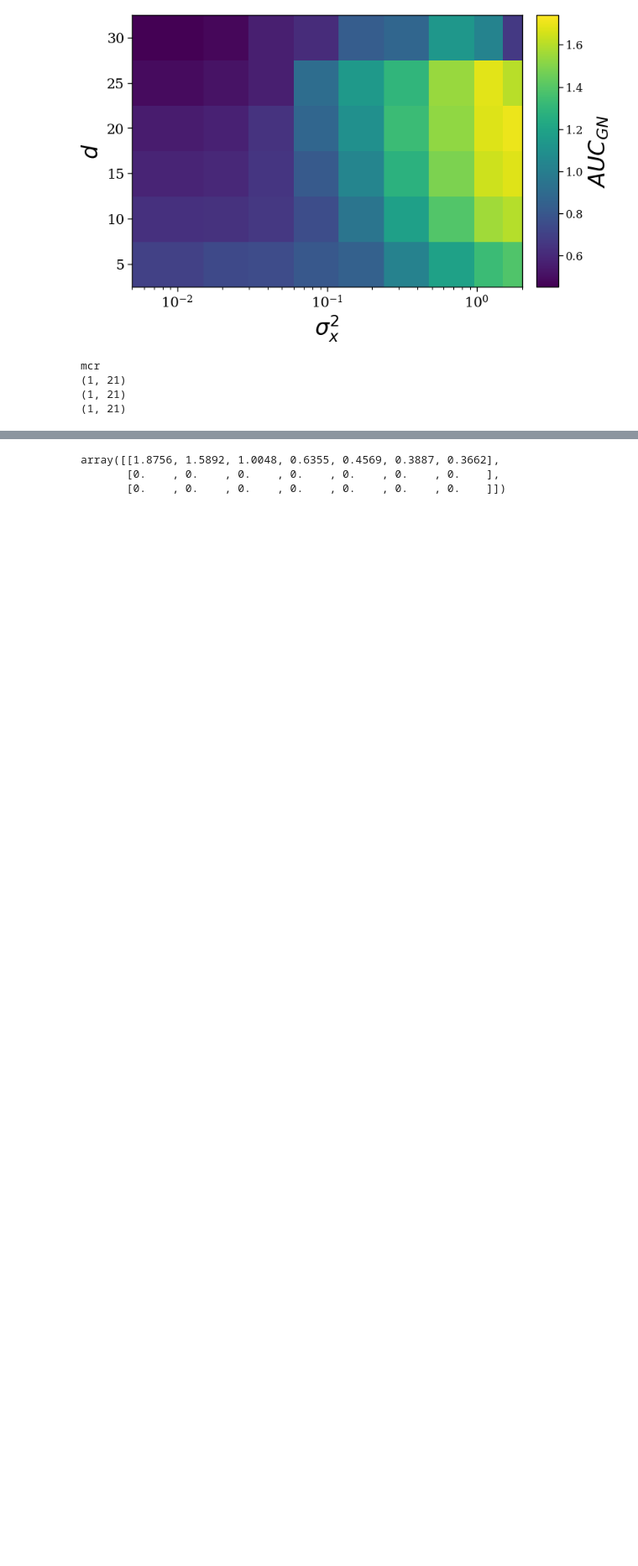
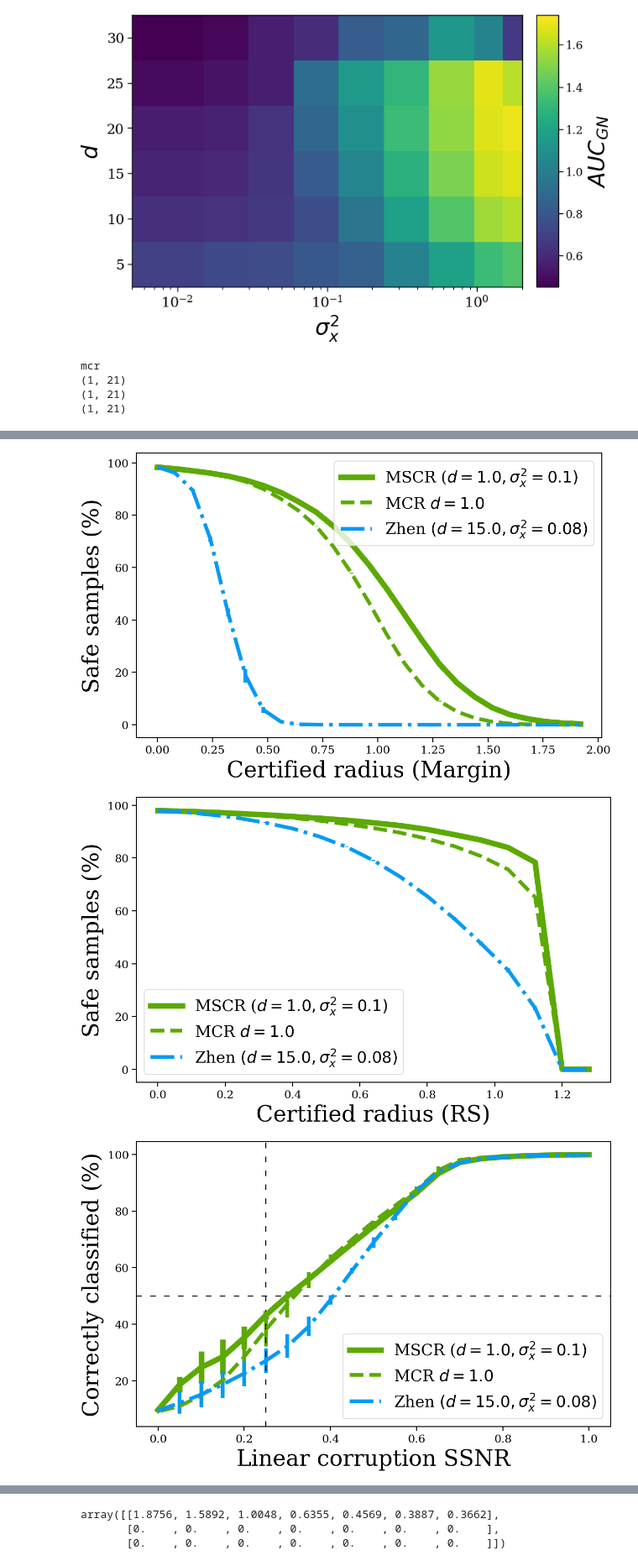
Before and after one commit to ThomRC/sra, a Jupyter notebook: sra_plots.ipynb, the cells around one changed output, grey strips where cells are left out. Shown at 84% size. Saved outputs shown, nothing was run; the diff lists cells and outputs as text; code cells hidden in the pictures; blank space fills up the shorter version.

```diff
--- a/sra_plots.ipynb
+++ b/sra_plots.ipynb
@@ -705,0 +865,71 @@ plt.show()
+# %%
+"""# PLOTS PERFORMANCE COMPARISON
+
+## 98.5 +- 0.3 ACCURACY
+"""
+
+fig = plt.figure(dpi=150)
+ax = fig.add_subplot(111)
+ax.set_xlabel('Certified radius (Margin)', fontsize=24)
+ax.set_ylabel('Safe samples (%)', fontsize=24)
+ax.tick_params(axis='x', labelsize=12)
+ax.tick_params(axis='y', labelsize=12)
+x_range = 25
+x_axis = np.arange(500) * 0.08
+line1 = ax.errorbar(x_axis[:x_range], 100*np.mean(results['mscr_1.0_0.1']['lip'][:,:x_range],axis = 0),100*np.std(results['mscr_1.0_0.1']['lip'][:,:x_range],axis = 0),  color = 'xkcd:leaf green', linestyle = "-", linewidth = 6)
+line2 = ax.errorbar(x_axis[:x_range], 100*np.mean(results['mcr_1.0_0.0']['lip'][:,:x_range],axis = 0),100*np.std(results['mcr_1.0_0.0']['lip'][:,:x_range],axis = 0),  color = 'xkcd:leaf green', linestyle = "--", linewidth = 4)
+line3 = ax.errorbar(x_axis[:x_range], 100*np.mean(results['zhen_5.0_0.16']['lip'][:,:x_range],axis = 0),100*np.std(results['zhen_5.0_0.16']['lip'][:,:x_range],axis = 0),  color = 'xkcd:azure', linestyle = "-.", linewidth = 4)
+legend = ax.legend((line1[0], line2[0], line3[0]), ("MSCR ($d=1.0,\sigma_x^2=0.1)$","MCR $d=1.0$", "Zhen $(d=15.0,\sigma_x^2=0.08)$"),fontsize=17, facecolor='white', framealpha=0.8, loc=0)
+plt.savefig(PARENT_DIR + '/Paper_plots/_best_0985_lip_cr.png', bbox_inches='tight', dpi = 600)
+plt.show()
+
+fig = plt.figure(dpi=150)
+ax = fig.add_subplot(111)
+ax.set_xlabel('Certified radius (RS)', fontsize=24)
+ax.set_ylabel('Safe samples (%)', fontsize=24)
+ax.tick_params(axis='x', labelsize=12)
+ax.tick_params(axis='y', labelsize=12)
+x_range = 17
+x_axis = np.arange(500) * 0.08
+line1 = ax.errorbar(x_axis[:x_range], 100*np.mean(results['mscr_1.0_0.1']['rs'][:,:x_range],axis = 0),100*np.std(results['mscr_1.0_0.1']['rs'][:,:x_range],axis = 0),  color = 'xkcd:leaf green', linestyle = "-", linewidth = 6)
+line2 = ax.errorbar(x_axis[:x_range], 100*np.mean(results['mcr_1.0_0.0']['rs'][:,:x_range],axis = 0),100*np.std(results['mcr_1.0_0.0']['rs'][:,:x_range],axis = 0),  color = 'xkcd:leaf green', linestyle = "--", linewidth = 4)
+line3 = ax.errorbar(x_axis[:x_range], 100*np.mean(results['zhen_5.0_0.16']['rs'][:,:x_range],axis = 0),100*np.std(results['zhen_5.0_0.16']['rs'][:,:x_range],axis = 0),  color = 'xkcd:azure', linestyle = "-.", linewidth = 4)
+legend = ax.legend((line1[0], line2[0], line3[0]), ("MSCR ($d=1.0,\sigma_x^2=0.1)$","MCR $d=1.0$", "Zhen $(d=15.0,\sigma_x^2=0.08)$"),fontsize=17, facecolor='white', framealpha=0.8, loc=0)
+plt.savefig(PARENT_DIR + '/Paper_plots/_best_0985_rs_cr.png', bbox_inches='tight', dpi = 600)
+plt.show()
+
+fig = plt.figure(dpi=150)
+ax = fig.add_subplot(111)
+ax.set_xlabel('Linear corruption SSNR', fontsize=24)
+ax.set_ylabel('Correctly classified (%)', fontsize=24)
+ax.axhline(y=50, color='black', linestyle='--', linewidth = 1.00, dashes=(6, 9))
+ax.axvline(x=0.25, color='black', linestyle='--', linewidth = 1.00, dashes=(6, 9))
+ax.tick_params(axis='x', labelsize=12)
+ax.tick_params(axis='y', labelsize=12)
+x_range = 21
+x_axis = 1 - np.arange(21) * 0.05
+line1 = ax.errorbar(x_axis[:x_range], 100*np.mean(results['mscr_1.0_0.1']['ssnr'][:,:x_range],axis = 0),100*np.std(results['mscr_1.0_0.1']['ssnr'][:,:x_range],axis = 0),  color = 'xkcd:leaf green', linestyle = "-", linewidth = 6)
+line2 = ax.errorbar(x_axis[:x_range], 100*np.mean(results['mcr_1.0_0.0']['ssnr'][:,:x_range],axis = 0),100*np.std(results['mcr_1.0_0.0']['ssnr'][:,:x_range],axis = 0),  color = 'xkcd:leaf green', linestyle = "--", linewidth = 4)
+line3 = ax.errorbar(x_axis[:x_range], 100*np.mean(results['zhen_5.0_0.16']['ssnr'][:,:x_range],axis = 0),100*np.std(results['zhen_5.0_0.16']['ssnr'][:,:x_range],axis = 0),  color = 'xkcd:azure', linestyle = "-.", linewidth = 4)
+legend = ax.legend((line1[0], line2[0], line3[0]), ("MSCR ($d=1.0,\sigma_x^2=0.1)$","MCR $d=1.0$", "Zhen $(d=15.0,\sigma_x^2=0.08)$"),fontsize=17, facecolor='white', framealpha=0.8, loc=0)
+plt.savefig(PARENT_DIR + '/Paper_plots/_best_0985_ssnr.png', bbox_inches='tight', dpi = 600)
+plt.show()
+
+fig = plt.figure(dpi=150)
+ax = fig.add_subplot(111)
+ax.set_xlabel('Input noise std ($\sigma_x$)', fontsize=24)
+ax.set_ylabel('Correctly classified (%)', fontsize=24)
+ax.tick_params(axis='x', labelsize=12)
+ax.tick_params(axis='y', labelsize=12)
+x_range = 25
+x_axis = np.arange(500) * 0.08
+line1 = ax.errorbar(x_axis[:x_range], 100*np.mean(results['mscr_1.0_0.1']['gn'][:,:x_range],axis = 0),100*np.std(results['mscr_1.0_0.1']['gn'][:,:x_range],axis = 0),  color = 'xkcd:leaf green', linestyle = "-", linewidth = 6)
+line2 = ax.errorbar(x_axis[:x_range], 100*np.mean(results['mcr_1.0_0.0']['gn'][:,:x_range],axis = 0),100*np.std(results['mcr_1.0_0.0']['gn'][:,:x_range],axis = 0),  color = 'xkcd:leaf green', linestyle = "--", linewidth = 4)
+line3 = ax.errorbar(x_axis[:x_range], 100*np.mean(results['zhen_5.0_0.16']['gn'][:,:x_range],axis = 0),100*np.std(results['zhen_5.0_0.16']['gn'][:,:x_range],axis = 0),  color = 'xkcd:azure', linestyle = "-.", linewidth = 4)
+legend = ax.legend((line1[0], line2[0], line3[0]), ("MSCR ($d=1.0,\sigma_x^2=0.1)$","MCR $d=1.0$", "Zhen $(d=15.0,\sigma_x^2=0.08)$"),fontsize=17, facecolor='white', framealpha=0.8, loc=0)
+plt.savefig(PARENT_DIR + '/Paper_plots/_best_0985_noise_acc.png', bbox_inches='tight', dpi = 600)
+plt.show()
+# %% [output]
+[figure, added]
+[figure, added]
+[figure, added]
```
Also changed, not shown: parts of 12 cells of this notebook, 22 other files.
